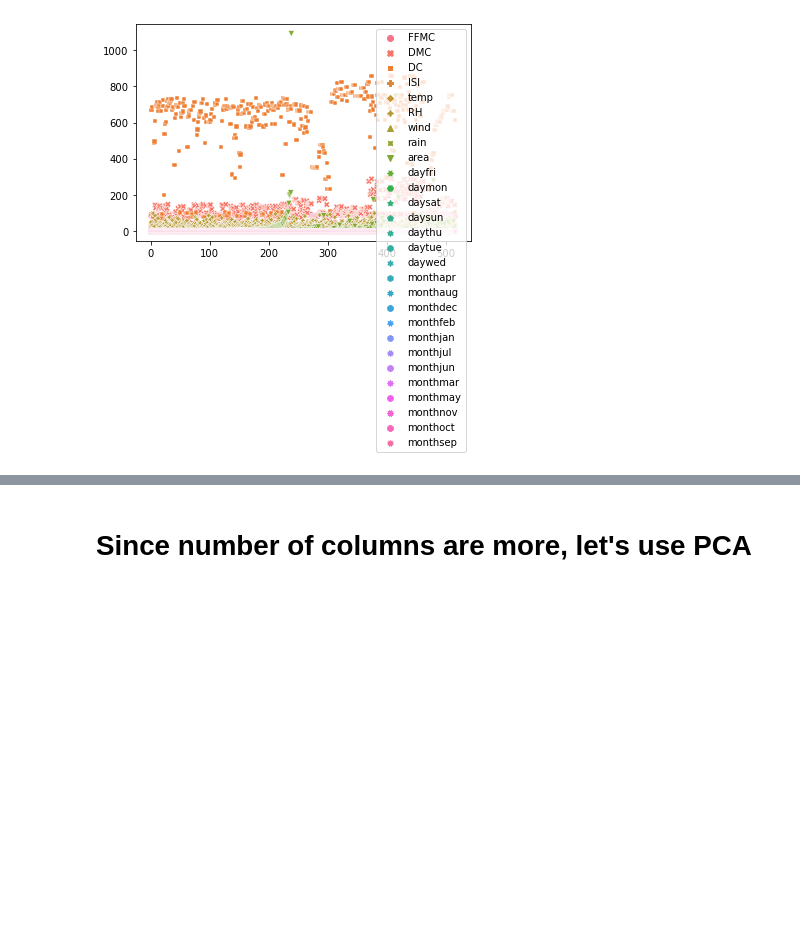
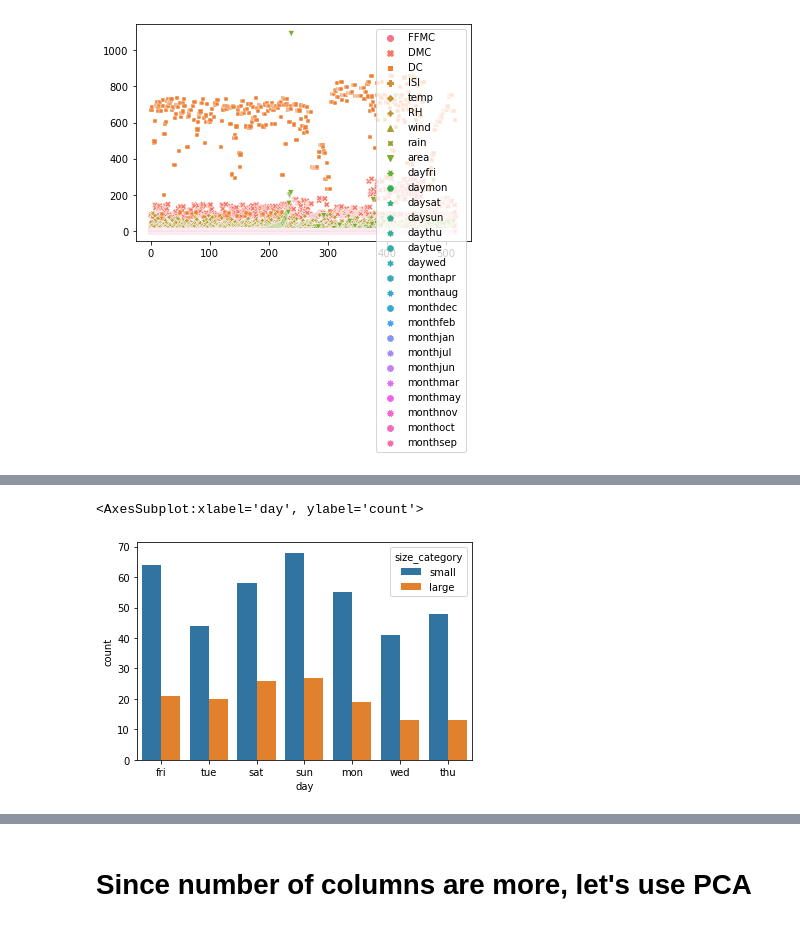
Before and after one commit to Ashwinibs19/SVM-Classification-on-forest, a Jupyter notebook: SVM Classification on forest.ipynb, the cells around one changed output, grey strips where cells are left out. Saved outputs shown, nothing was run; the diff lists cells and outputs as text; code cells hidden in the pictures; blank space fills up the shorter version.

```diff
--- a/SVM Classification on forest.ipynb
+++ b/SVM Classification on forest.ipynb
@@ -134,0 +137,5 @@ plt.show()
+# %%
+sns.countplot(df['day'],hue=df['size_category'])
+# %% [output]
+<AxesSubplot:xlabel='day', ylabel='count'>
+[figure, added]
```
Also changed, not shown: parts of 20 cells of this notebook.
